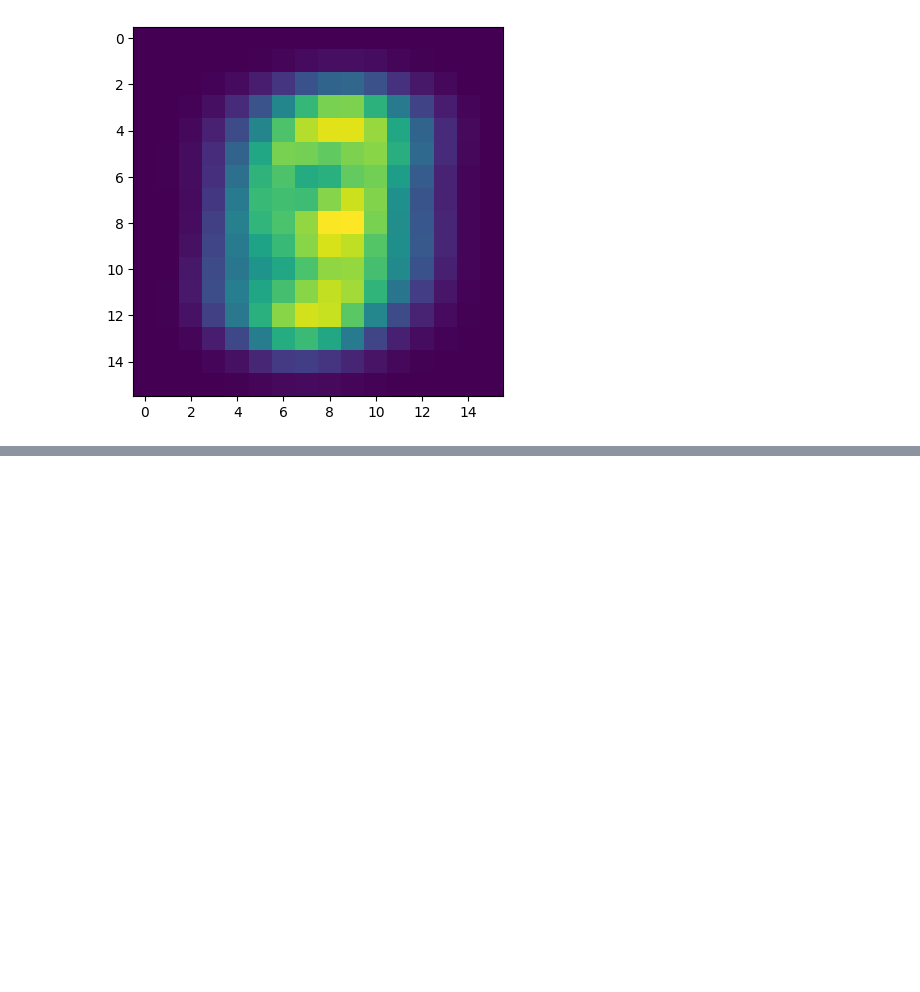
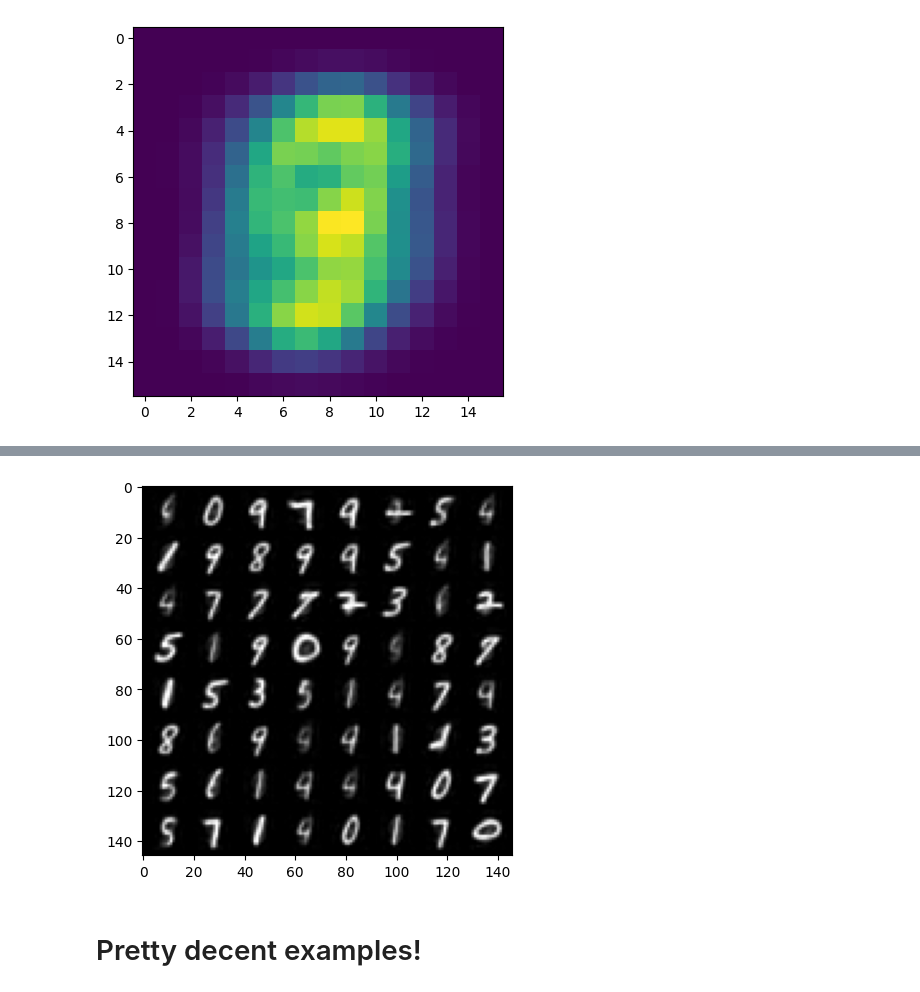
Before and after one commit to ijamil1/Diffusion, a Jupyter notebook: Simple_DDPM.ipynb, the cells around one changed output, grey strips where cells are left out. Cells and saved outputs as stored; diff of their text form; code cells hidden in the pictures; blank space fills up the shorter version.

Commit message:
generated pretty decent samples of digits after “only” 500k reverse process steps

```diff
--- a/Simple_DDPM.ipynb
+++ b/Simple_DDPM.ipynb
@@ -241,7 +256,8 @@ Finished epoch 9. Average loss for this epoch: 0.024493
 # %%
-num_steps = 1000000
+num_steps = 500000
 delta_t = 1/num_steps
-x_1 = torch.randn(1, 1, 16, 16).to(device)
+num_samples = 64
+x_1 = torch.randn(num_samples, 1, 16, 16).to(device)
 
 step_times = list(torch.linspace(0, 1, num_steps+1))[1:]
 step_times.reverse()
@@ -249,14 +265,19 @@ step_times.reverse()
 x = x_1
 for t in step_times:
   x = x.to(device)
-  t = torch.ones(size=(x.shape[0],)) * t
-  t = t.to(device)
+  time_tensor = torch.ones(size=(x.shape[0],)) * t
+  time_tensor = time_tensor.to(device)
   with torch.no_grad():
-    pred = net(x, t)
+    pred = net(x, time_tensor)
   eta = pred - x
+
   x += (1/t) * eta * delta_t + torch.randn_like(x) * (terminal_variance ** 0.5) * (delta_t ** 0.5)
 
 #add back mean image
+if x.is_cuda:
+  x = x.cpu()
 
-x += mean_image
-imshow(mean_image)
+
+x += mean_image.view(1, 1, 16, 16)
+imshow(make_grid(x))
+# %% [output]
@@ -262,0 +285,3 @@ imshow(mean_image)
+[figure, added]
+# %% [markdown]
+# Pretty decent examples!
```
Also changed, not shown: parts of 7 cells of this notebook.
